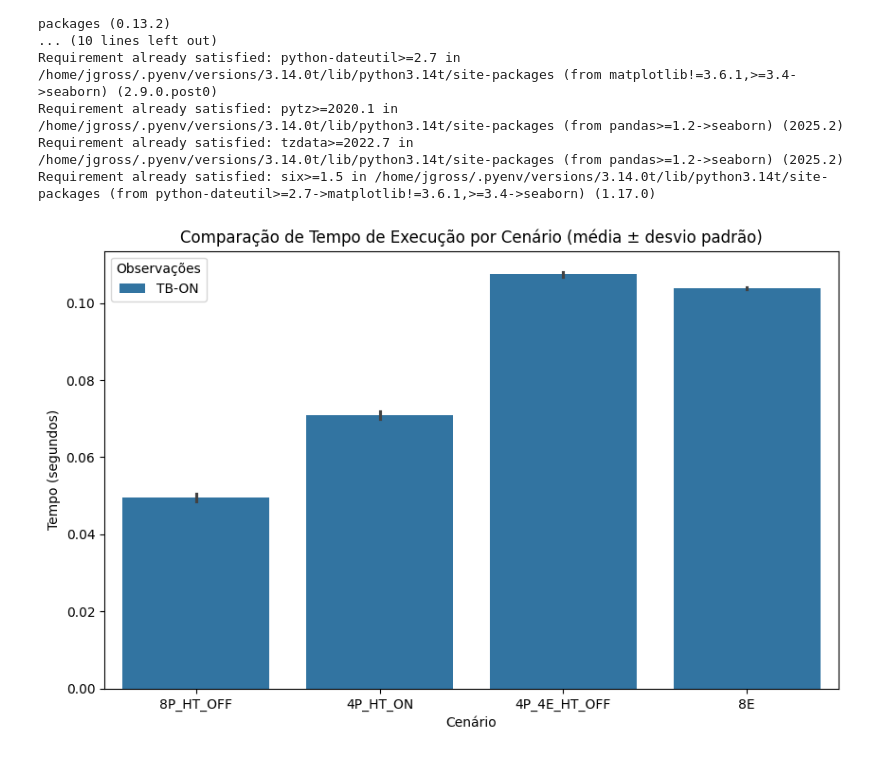
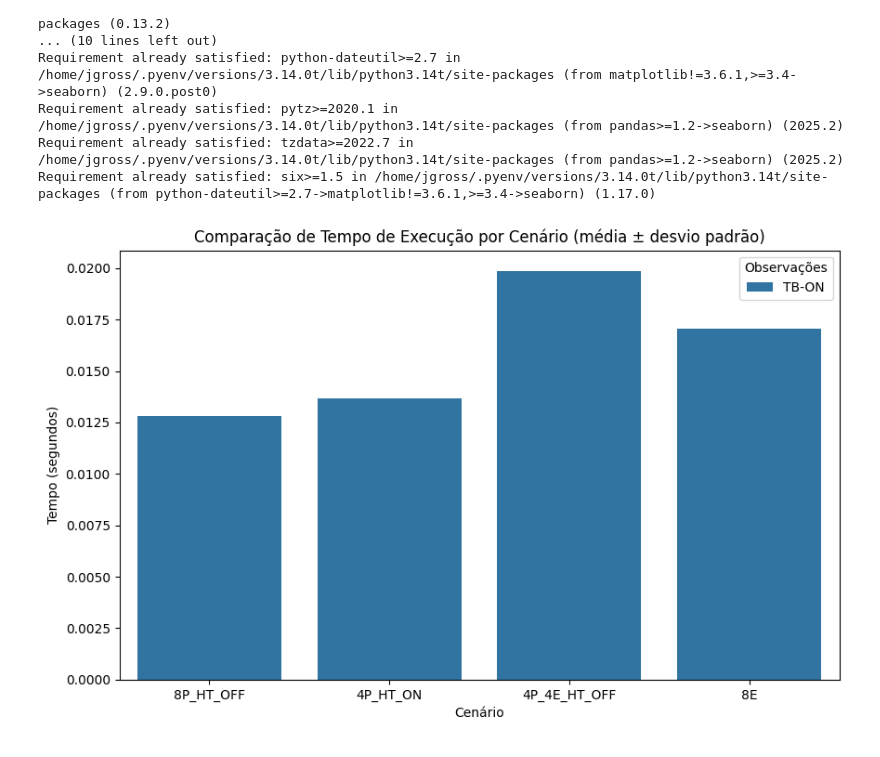
Before and after one commit to jlggross/TF-cmp223, a Jupyter notebook: 03-Final/03.1-Implementacao-Threading(3.14).ipynb, the cells around one changed output. Saved outputs shown, nothing was run; the diff lists cells and outputs as text; code cells hidden in the pictures.

```diff
--- a/03-Final/03.1-Implementacao-Threading(3.14).ipynb
+++ b/03-Final/03.1-Implementacao-Threading(3.14).ipynb
@@ -380,35 +398,35 @@ import matplotlib.pyplot as plt
 import seaborn as sns
 
 # Supondo que seus arquivos estejam em CSV
-df1 = pd.read_csv('20251118_144010_THREADING_matrix2000_numruns10_performance.csv') # Com Turbo Bost
+df1 = pd.read_csv('experimentos03-threading/20251121_065331_matrix1000_numruns1_performance.csv') # Com Turbo Bost
 #df2 = pd.read_csv('20251111_170848_matrix1000_numruns5_performance.csv')
 
 df1['Dataset'] = 'TB-ON'
 #df2['Dataset'] = '-'
 
 #df_combined = pd.concat([df1, df2], ignore_index=True)
 
 plt.figure(figsize=(10,6))
 #sns.barplot(x='Scenario', y='Time_sec', hue='Dataset', data=df_combined, ci='sd')
 sns.barplot(
     x='Scenario',
     y='Time_sec',
     hue='Dataset',
     data=df1,
     estimator='mean'       # calcula a média automaticamente
     #errorbar='sd'           # mostra desvio padrão
 )
 plt.title('Comparação de Tempo de Execução por Cenário (média ± desvio padrão)')
 plt.ylabel('Tempo (segundos)')
 plt.xlabel('Cenário')
 plt.legend(title='Observações')
 
 # Salvar como PDF
 #plt.savefig('grafico_time_sec.pdf', format='pdf', bbox_inches='tight')
 
 # Salvar como PNG
 plt.savefig('grafico_time_sec.png', format='png', dpi=300, bbox_inches='tight')
 
 plt.show()
 # %% [output]
-[figure, old version]
+[figure, new version]
```
Also changed, not shown: parts of 1 cell of this notebook, 20 other files.
